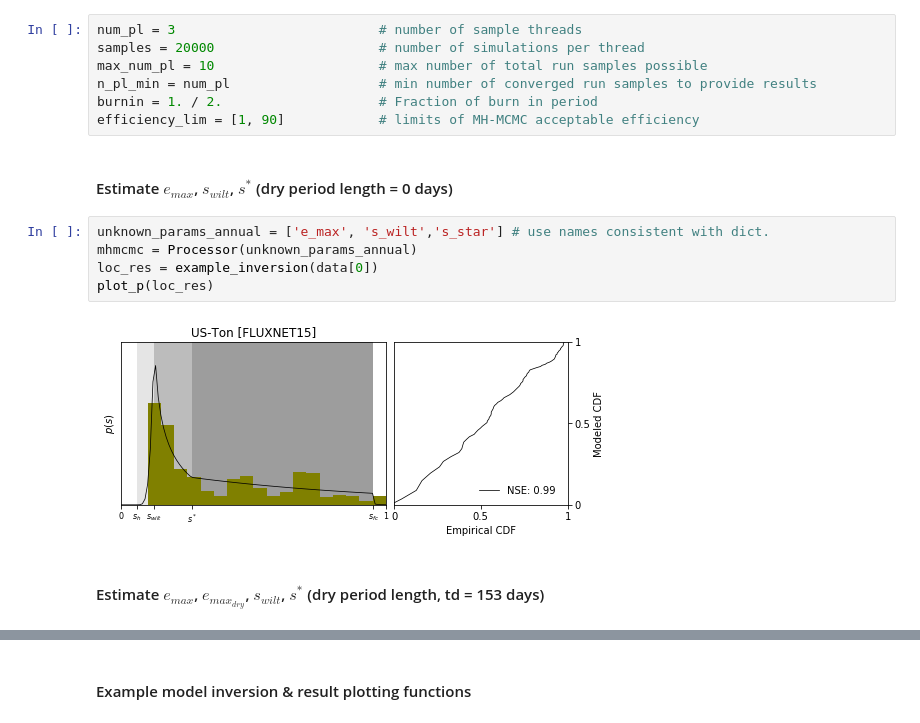
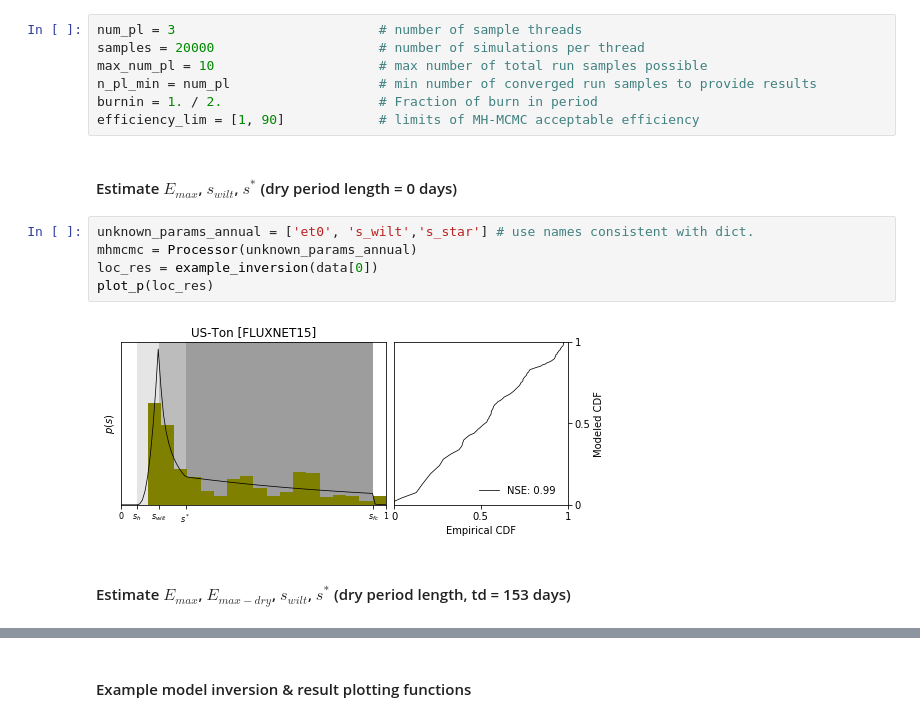
Before and after one commit to maoyab/PIEP, a Jupyter notebook: Example.ipynb, the cells around one changed output, grey strips where cells are left out. Saved outputs shown, nothing was run; the diff lists cells and outputs as text.

Commit message:
small changes
add option to estimate f_max (=emax/Et0)

```diff
--- a/Example.ipynb
+++ b/Example.ipynb
@@ -37,14 +37,14 @@ n_pl_min = num_pl                   # min number of converged run samples to pro
 burnin = 1. / 2.                    # Fraction of burn in period
 efficiency_lim = [1, 90]            # limits of MH-MCMC acceptable efficiency
 # %% [markdown]
-#### Estimate $e_{max}$, $s_{wilt}$, $s^*$ (dry period length = 0 days)
+#### Estimate $E_{max}$, $s_{wilt}$, $s^*$ (dry period length = 0 days)
 # %%
-unknown_params_annual = ['e_max', 's_wilt','s_star'] # use names consistent with dict.
+unknown_params_annual = ['et0', 's_wilt','s_star'] # use names consistent with dict.
 mhmcmc = Processor(unknown_params_annual)
 loc_res = example_inversion(data[0])
 plot_p(loc_res)
 # %% [output]
-[figure, old version]
+[figure, new version]
 # %% [markdown]
-#### Estimate $e_{max}$, $e_{max_{dry}}$, $s_{wilt}$, $s^*$ (dry period length, td = 153 days)
+#### Estimate $E_{max}$, $E_{max-dry}$, $s_{wilt}$, $s^*$ (dry period length, td = 153 days)
 # %%
```
Also changed, not shown: parts of 3 cells of this notebook, 4 other files.
